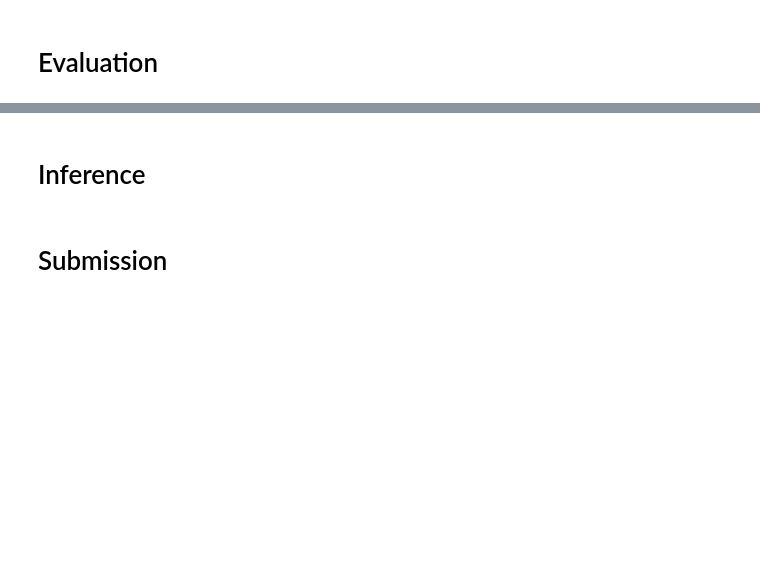
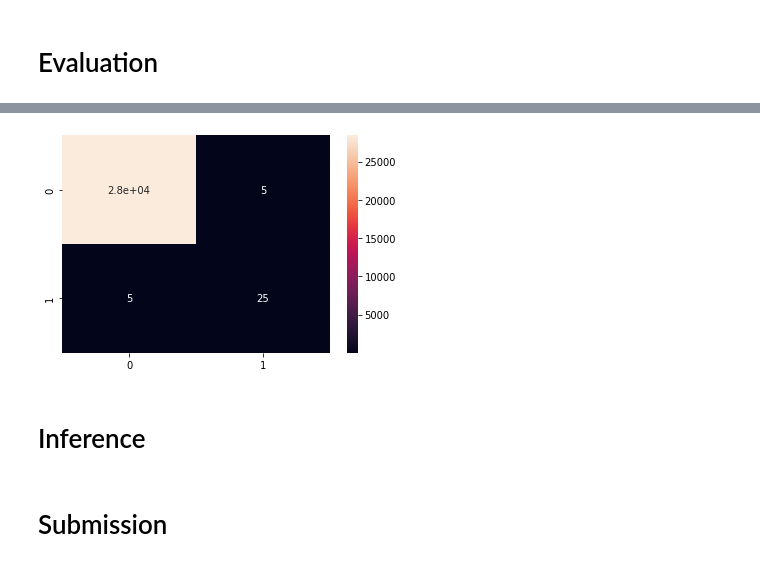
Before and after one commit to namwootree/Dacrew-4th, a Jupyter notebook: Auto_Encoder.ipynb, the cells around one changed output, grey strips where cells are left out. Cells and saved outputs as stored; diff of their text form; code cells hidden in the pictures; blank space fills up the shorter version.

```diff
--- a/Auto_Encoder.ipynb
+++ b/Auto_Encoder.ipynb
@@ -161,13 +143,11 @@ for com in com_main:
 
   x = com[0]
   y = com[1]
-  z = com[2]
-  w = com[3]
-  v = com[-1]
+  z = com[-1]
 
-  scaled_train[f'{x}_{y}_{z}_{w}_{v}_mean'] = (scaled_train[x] + scaled_train[y] + scaled_train[z] + scaled_train[w] + scaled_train[v]) / 5
-  scaled_val[f'{x}_{y}_{z}_{w}_{v}_mean'] = (scaled_val[x] + scaled_val[y] + scaled_val[z] + scaled_val[w] + scaled_val[v]) / 5
-  scaled_test[f'{x}_{y}_{z}_{w}_{v}_mean'] = (scaled_test[x] + scaled_test[y] + scaled_test[z] + scaled_test[w] + scaled_test[v]) / 5
+  scaled_train[f'{x}_{y}_{z}_mean'] = (scaled_train[x] + scaled_train[y] + scaled_train[z]) / 3
+  scaled_val[f'{x}_{y}_{z}_mean'] = (scaled_val[x] + scaled_val[y] + scaled_val[z]) / 3
+  scaled_test[f'{x}_{y}_{z}_mean'] = (scaled_test[x] + scaled_test[y] + scaled_test[z]) / 3
 # %%
 print(len(scaled_train.columns))
 n_components = len(scaled_train.columns)
@@ -178,7 +158,7 @@ n_components = len(scaled_train.columns)
 # %%
 #dimesion_reducer = PCA(n_components=N_COMPONETS)
 #dimesion_reducer = SparsePCA(n_components=78, alpha=0.01)
-dimesion_reducer = SparseRandomProjection(n_components=262, eps=0.1, random_state=42)
+dimesion_reducer = SparseRandomProjection(n_components=2048, eps=0.1, random_state=42)
 
 
 reduced_train = dimesion_reducer.fit_transform(scaled_train)
@@ -188,9 +168,6 @@ reduced_test = dimesion_reducer.transform(scaled_test)
 reduced_train = pd.DataFrame(reduced_train)
 reduced_val = pd.DataFrame(reduced_val)
 reduced_test = pd.DataFrame(reduced_test)
-# %%
-reduced_train = reduced_train.sample(frac=0.9, random_state=42)
-reduced_val = reduced_val.sample(frac=0.9, random_state=42)
 # %% [markdown]
 # Make Data Set for Pytorch
 # %%
@@ -395,7 +378,7 @@ def prediction(model, thr, test_loader, device):
 # %%
 reduced_val = reduced_val.drop(columns=['Class'])
 val_dataset = MyDataset(reduced_val, False)
-val_loader = DataLoader(val_dataset, batch_size=2**13, shuffle=False, num_workers=6)
+val_loader = DataLoader(val_dataset, batch_size=int(113842/10), shuffle=False, num_workers=6)
 # %%
 pred_val = prediction(model, 0.95, val_loader, device)
 # %%
@@ -424,4 +407,10 @@ Precision : 0.8620689655172413
 weighted avg       1.00      1.00      1.00     28462
+# %%
+cf_matrix = confusion_matrix(y_val, pred_val)
+sns.heatmap(cf_matrix, annot=True)
+plt.show()
+# %% [output]
+[figure, added]
 # %% [markdown]
 # Inference
 # %%
```
Also changed, not shown: parts of 15 cells of this notebook.
